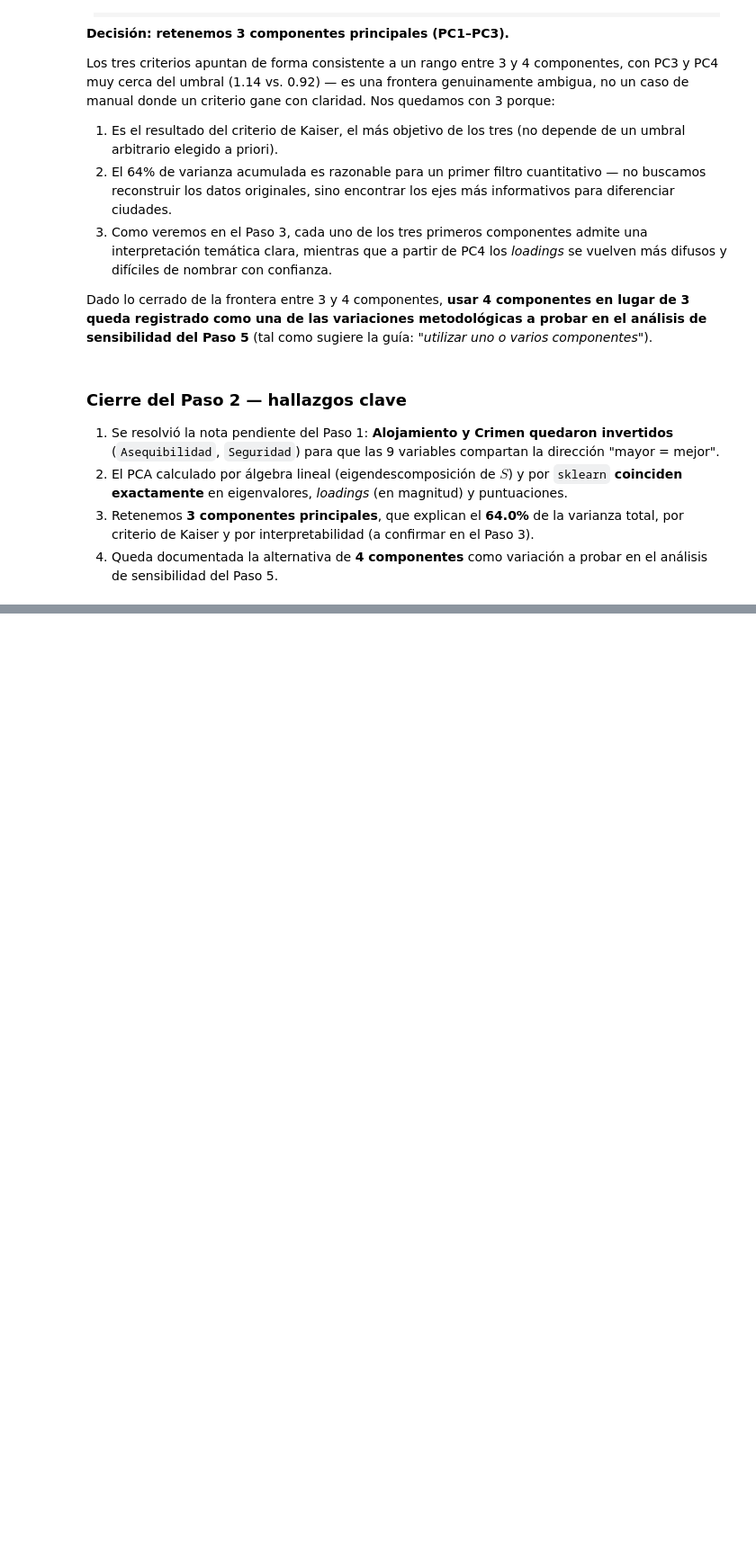
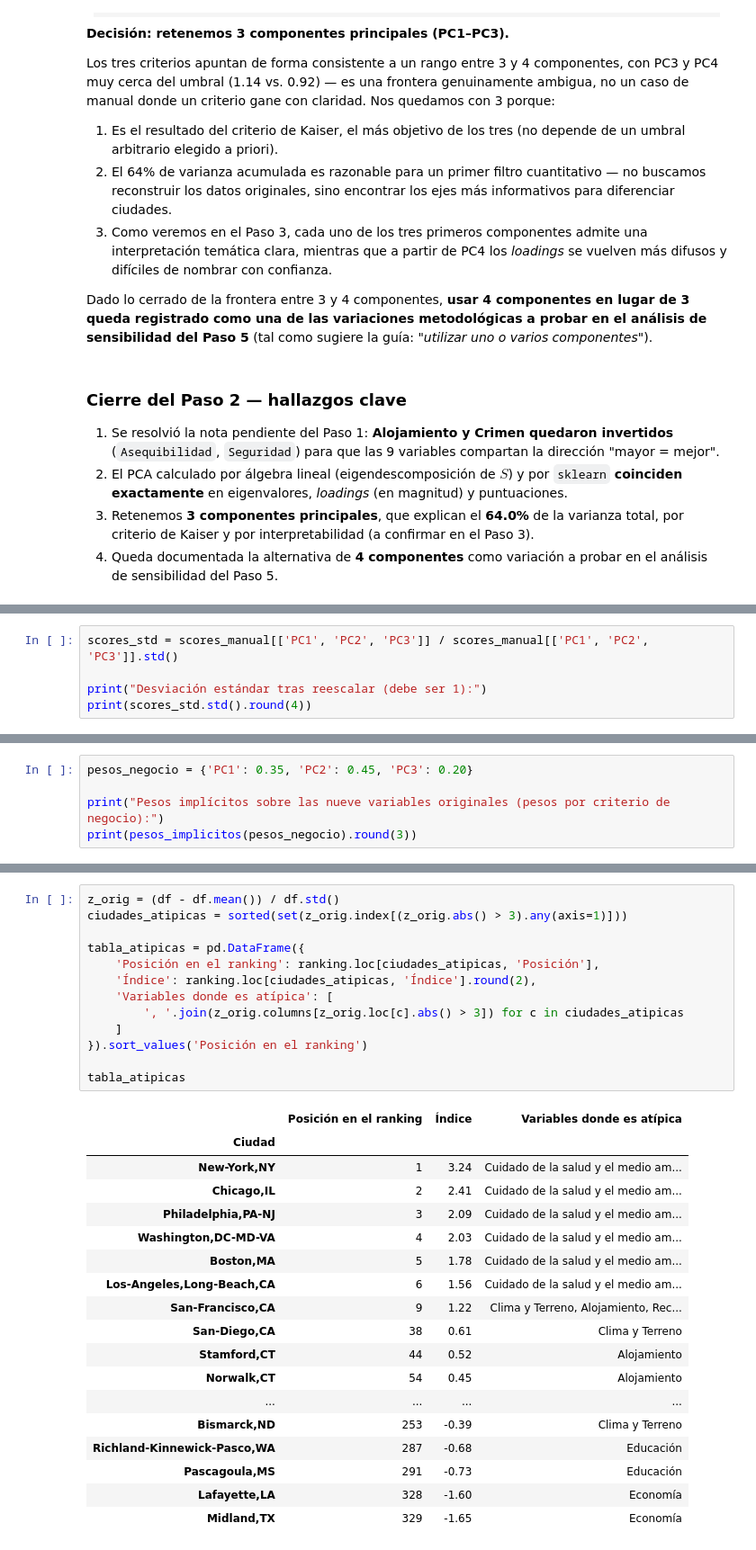
Before and after one commit to JuanRestrepoM/MIAD_202614_Aprendizaje_no_supervisado_G29, a Jupyter notebook: notebooks/S1_New_Sede.ipynb, the cells around one changed output, grey strips where cells are left out. Shown at 90% size. Cells and saved outputs as stored; diff of their text form; blank space fills up the shorter version.

```diff
--- a/notebooks/S1_New_Sede.ipynb
+++ b/notebooks/S1_New_Sede.ipynb
@@ -518,0 +672,5 @@ Dado lo cerrado de la frontera entre 3 y 4 componentes, **usar 4 componentes en
+# %%
+scores_std = scores_manual[['PC1', 'PC2', 'PC3']] / scores_manual[['PC1', 'PC2', 'PC3']].std()
+
+print("Desviación estándar tras reescalar (debe ser 1):")
+print(scores_std.std().round(4))
@@ -518,0 +777,5 @@ Dado lo cerrado de la frontera entre 3 y 4 componentes, **usar 4 componentes en
+# %%
+pesos_negocio = {'PC1': 0.35, 'PC2': 0.45, 'PC3': 0.20}
+
+print("Pesos implícitos sobre las nueve variables originales (pesos por criterio de negocio):")
+print(pesos_implicitos(pesos_negocio).round(3))
@@ -518,0 +1334,32 @@ Dado lo cerrado de la frontera entre 3 y 4 componentes, **usar 4 componentes en
+# %%
+z_orig = (df - df.mean()) / df.std()
+ciudades_atipicas = sorted(set(z_orig.index[(z_orig.abs() > 3).any(axis=1)]))
+
+tabla_atipicas = pd.DataFrame({
+    'Posición en el ranking': ranking.loc[ciudades_atipicas, 'Posición'],
+    'Índice': ranking.loc[ciudades_atipicas, 'Índice'].round(2),
+    'Variables donde es atípica': [
+        ', '.join(z_orig.columns[z_orig.loc[c].abs() > 3]) for c in ciudades_atipicas
+    ]
+}).sort_values('Posición en el ranking')
+
+tabla_atipicas
+# %% [output]
+|  | Posición en el ranking | Índice | Variables donde es atípica |
+| Ciudad |  |  |  |
+| New-York,NY | 1 | 3.24 | Cuidado de la salud y el medio am... |
+| Chicago,IL | 2 | 2.41 | Cuidado de la salud y el medio am... |
+| Philadelphia,PA-NJ | 3 | 2.09 | Cuidado de la salud y el medio am... |
+| Washington,DC-MD-VA | 4 | 2.03 | Cuidado de la salud y el medio am... |
+| Boston,MA | 5 | 1.78 | Cuidado de la salud y el medio am... |
+| Los-Angeles,Long-Beach,CA | 6 | 1.56 | Cuidado de la salud y el medio am... |
+| San-Francisco,CA | 9 | 1.22 | Clima y Terreno, Alojamiento, Rec... |
+| San-Diego,CA | 38 | 0.61 | Clima y Terreno |
+| Stamford,CT | 44 | 0.52 | Alojamiento |
+| Norwalk,CT | 54 | 0.45 | Alojamiento |
+| ... | ... | ... | ... |
+| Bismarck,ND | 253 | -0.39 | Clima y Terreno |
+| Richland-Kinnewick-Pasco,WA | 287 | -0.68 | Educación |
+| Pascagoula,MS | 291 | -0.73 | Educación |
+| Lafayette,LA | 328 | -1.60 | Economía |
+| Midland,TX | 329 | -1.65 | Economía |
```
Also changed, not shown: parts of 68 cells of this notebook.
